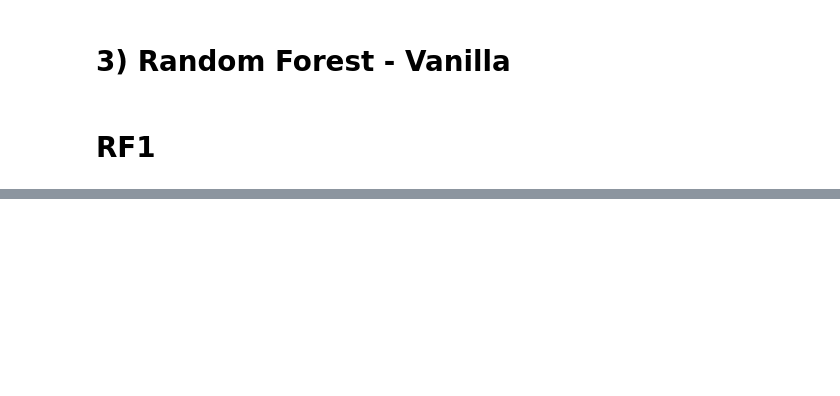
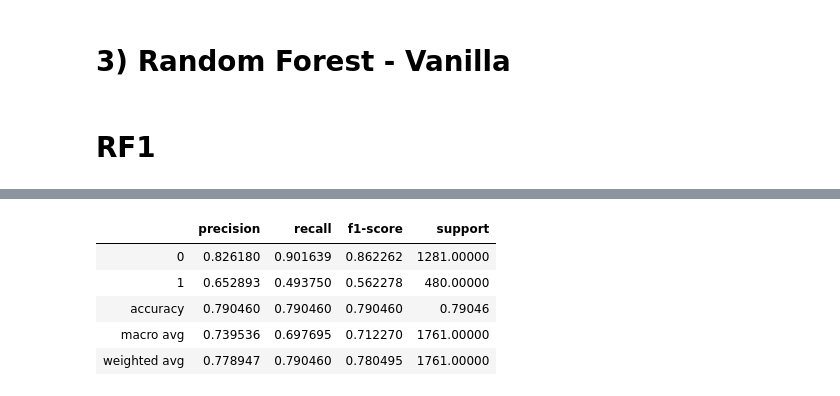
Before and after one commit to andrewcole33/telco_churn_analysis, a Jupyter notebook: rf_bagging.ipynb, the cells around one changed output, grey strips where cells are left out. Drawn from its saved outputs; the diff is of its cells as text; code cells hidden in the pictures; blank space fills up the shorter version.

```diff
--- a/rf_bagging.ipynb
+++ b/rf_bagging.ipynb
@@ -200,0 +269,10 @@ report2
+# %%
+report3 = pd.DataFrame(classification_report(y_test, test_preds, output_dict = True)).transpose()
+report3
+# %% [output]
+|  | precision | recall | f1-score | support |
+| 0 | 0.826180 | 0.901639 | 0.862262 | 1281.00000 |
+| 1 | 0.652893 | 0.493750 | 0.562278 | 480.00000 |
+| accuracy | 0.790460 | 0.790460 | 0.790460 | 0.79046 |
+| macro avg | 0.739536 | 0.697695 | 0.712270 | 1761.00000 |
+| weighted avg | 0.778947 | 0.790460 | 0.780495 | 1761.00000 |
```
Also changed, not shown: parts of 24 cells of this notebook, 1 other file.
